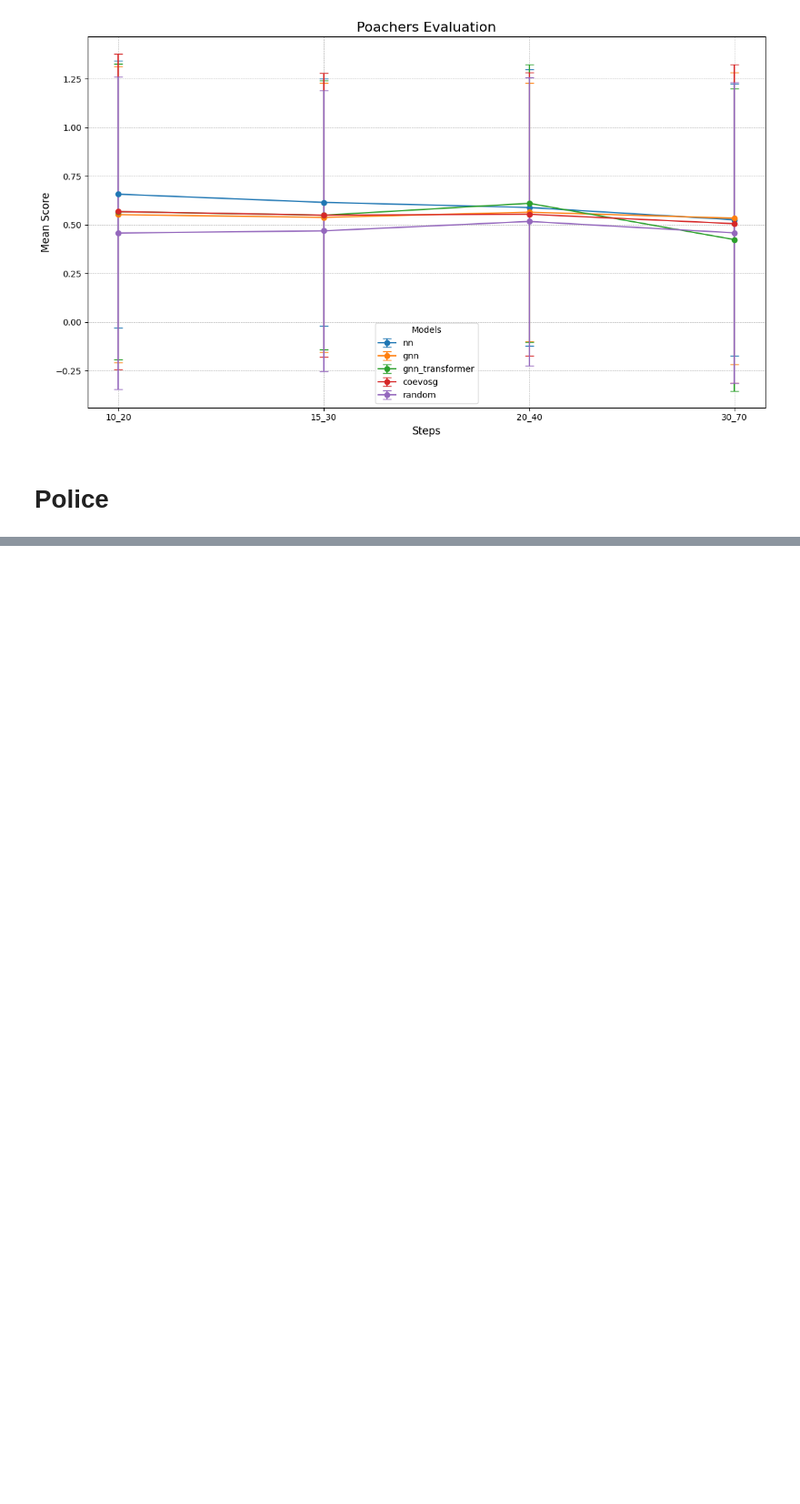
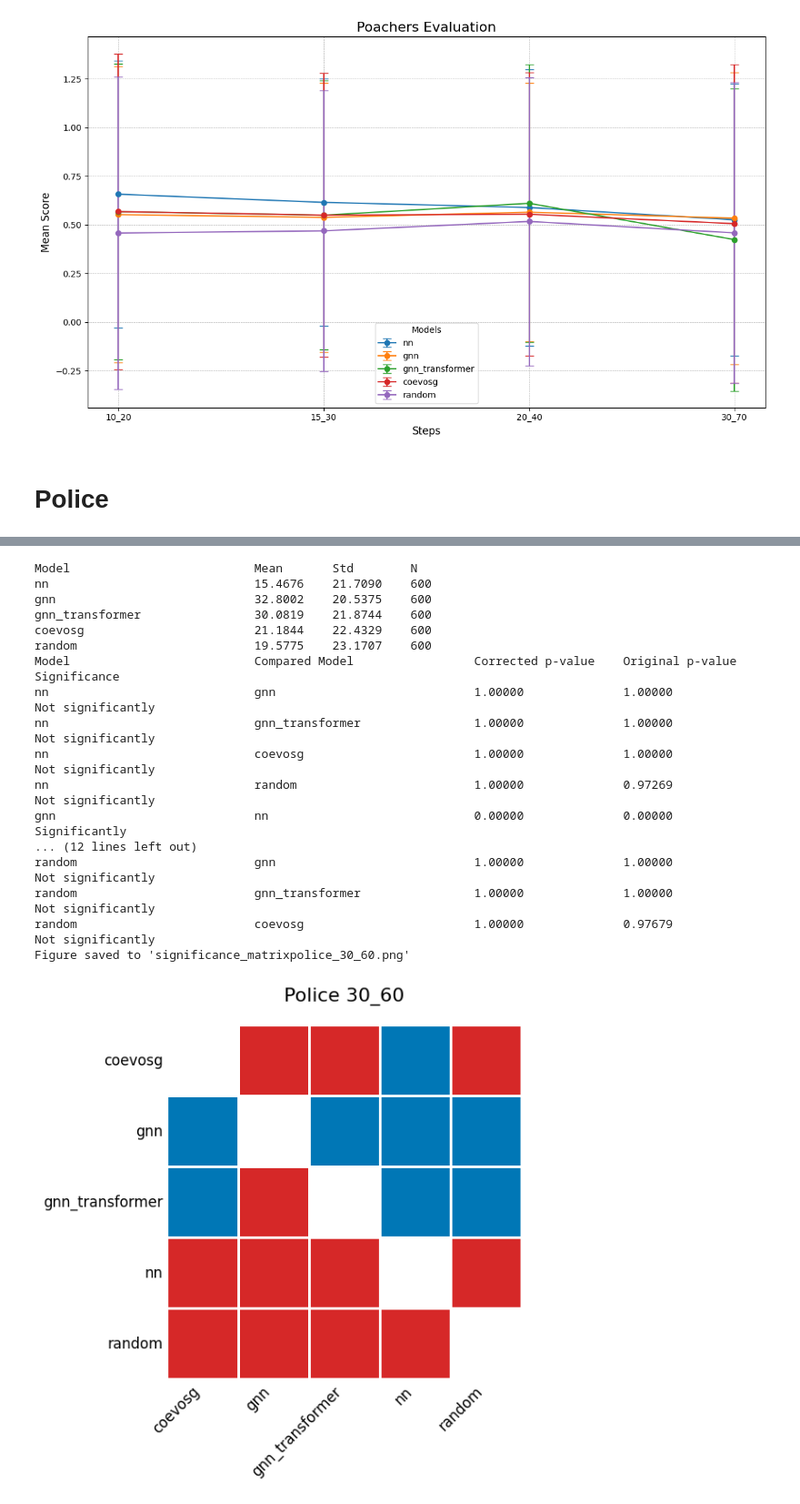
Before and after one commit to Simonexc/StackelbergGames, a Jupyter notebook: src/evaluate.ipynb, the cells around one changed output, grey strips where cells are left out. Shown at 91% size. Cells and saved outputs as stored; diff of their text form; code cells hidden in the pictures; blank space fills up the shorter version.

```diff
--- a/src/evaluate.ipynb
+++ b/src/evaluate.ipynb
@@ -574,0 +634,26 @@ random                         coevosg                        1.00000
+# %%
+steps.append("30_60")
+police_30 = read_data("stackelberg/test_police_30_60_41.yaml")
+results = normalize(get_summarized_results_for_all_models(police_30, print_results=True), -45.9514, 45.9514)
+values.append(results)
+significance = compare_all_models(police_30, print_results=True)
+visualize_significance(significance, "Police 30_60")
+# %% [output]
+Model                          Mean       Std        N
+nn                             15.4676    21.7090    600
+gnn                            32.8002    20.5375    600
+gnn_transformer                30.0819    21.8744    600
+coevosg                        21.1844    22.4329    600
+random                         19.5775    23.1707    600
+Model                          Compared Model                 Corrected p-value    Original p-value     Significance
+nn                             gnn                            1.00000              1.00000              Not significantly
+nn                             gnn_transformer                1.00000              1.00000              Not significantly
+nn                             coevosg                        1.00000              1.00000              Not significantly
+nn                             random                         1.00000              0.97269              Not significantly
+gnn                            nn                             0.00000              0.00000              Significantly
+... (12 lines left out)
+random                         gnn                            1.00000              1.00000              Not significantly
+random                         gnn_transformer                1.00000              1.00000              Not significantly
+random                         coevosg                        1.00000              0.97679              Not significantly
+Figure saved to 'significance_matrixpolice_30_60.png'
+[figure, added]
```
Also changed, not shown: parts of 6 cells of this notebook.
